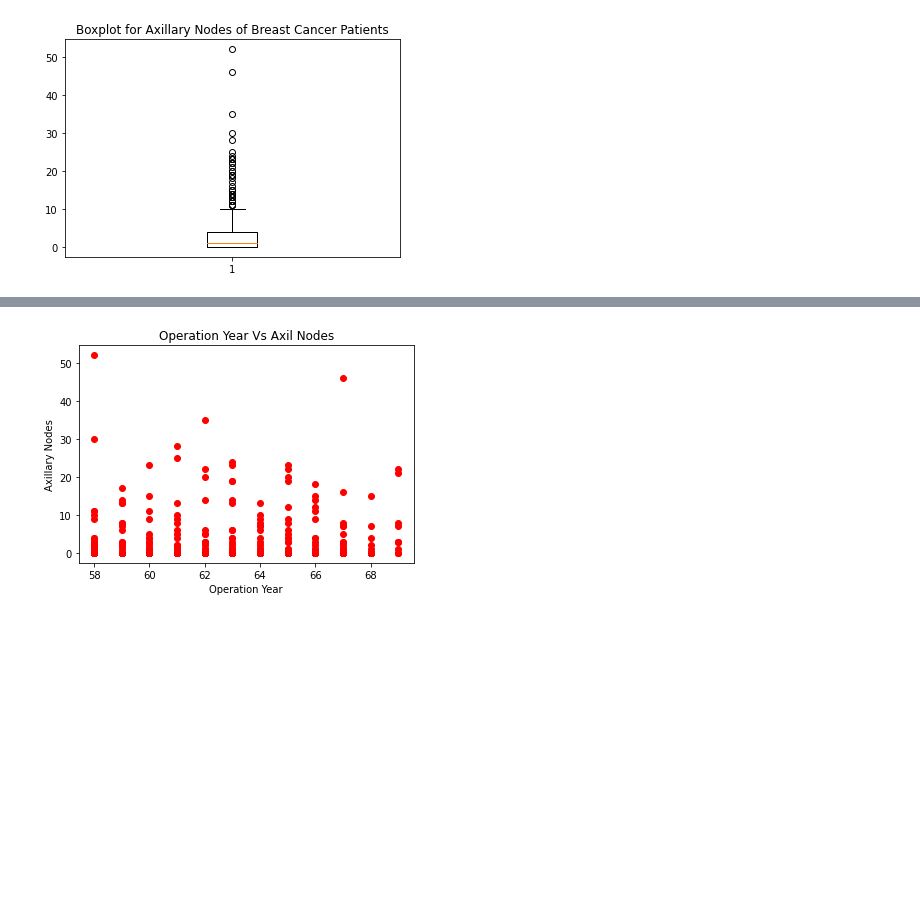
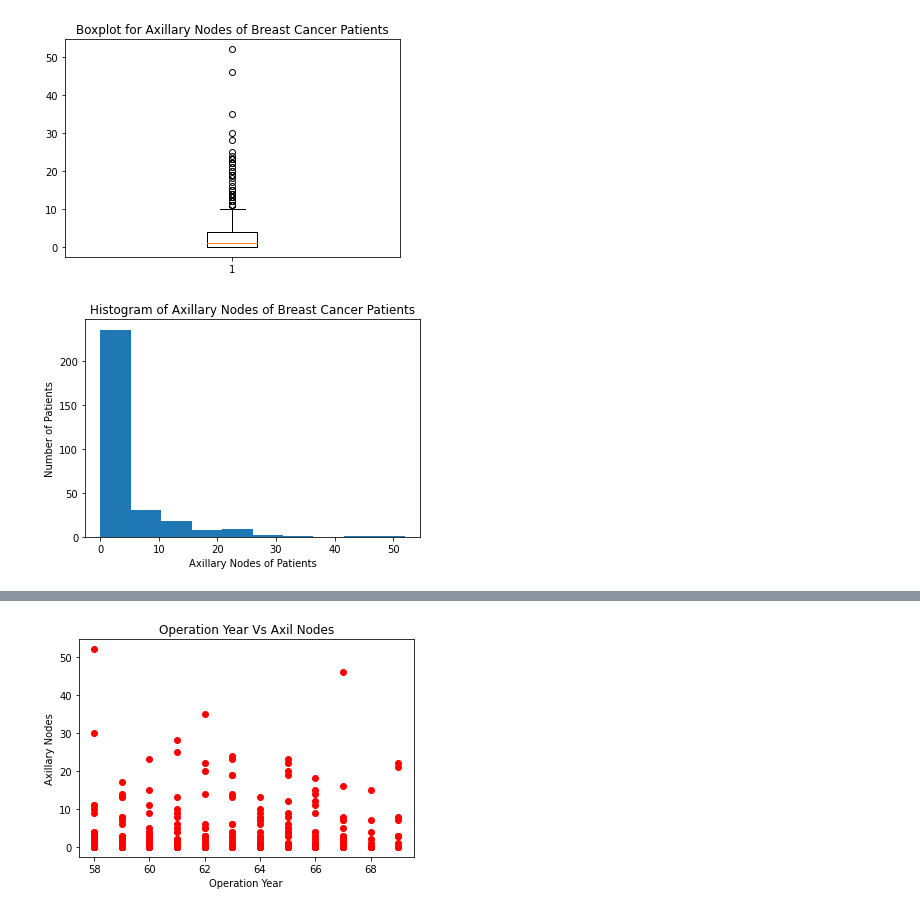
Before and after one commit to mmisobuj/Data-Science-with-Python, a Jupyter notebook: 02.Descriptive-Statistics-with-Python/Python-Descriptive-Statistics-1.ipynb, the cells around one changed output, grey strips where cells are left out. Cells and saved outputs as stored; diff of their text form; code cells hidden in the pictures; blank space fills up the shorter version.

Commit message:
Figure 8

```diff
--- a/02.Descriptive-Statistics-with-Python/Python-Descriptive-Statistics-1.ipynb
+++ b/02.Descriptive-Statistics-with-Python/Python-Descriptive-Statistics-1.ipynb
@@ -49,3 +50,13 @@ plt.title('Boxplot for Axillary Nodes of Breast Cancer Patients')
 # %% [output]
 Text(0.5, 1.0, 'Boxplot for Axillary Nodes of Breast Cancer Patients')
 [figure]
+# %%
+#Figure 5
+##Histogram
+plt.hist(df.axil_nodes, bins=10)
+plt.xlabel('Axillary Nodes of Patients')
+plt.ylabel('Number of Patients')
+plt.title('Histogram of Axillary Nodes of Breast Cancer Patients')
+plt.show()
+# %% [output]
+[figure, added]
```
Also changed, not shown: parts of 4 cells of this notebook, 1 other file.
